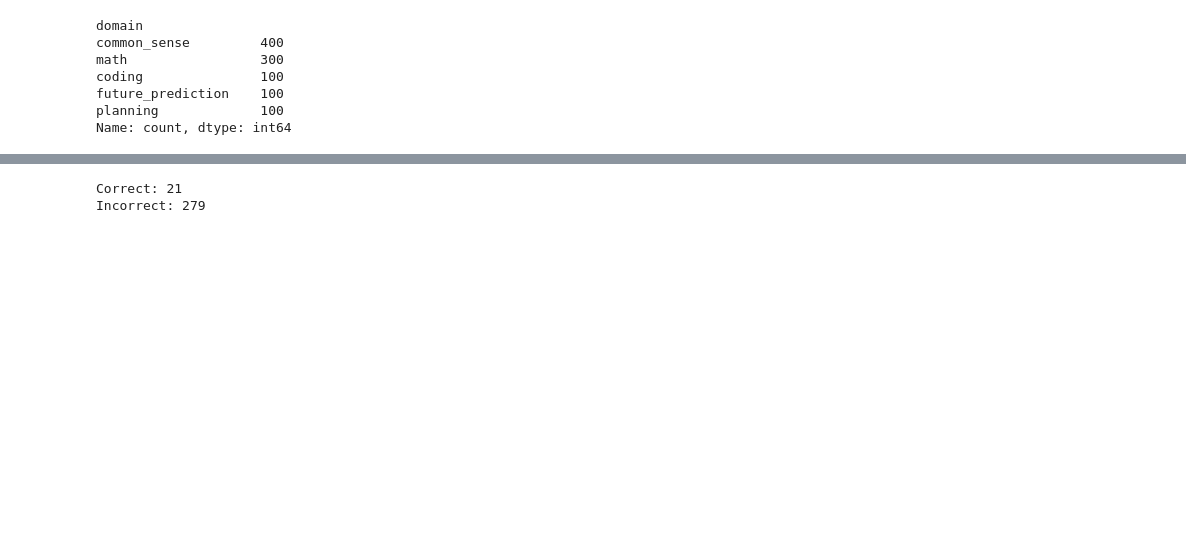
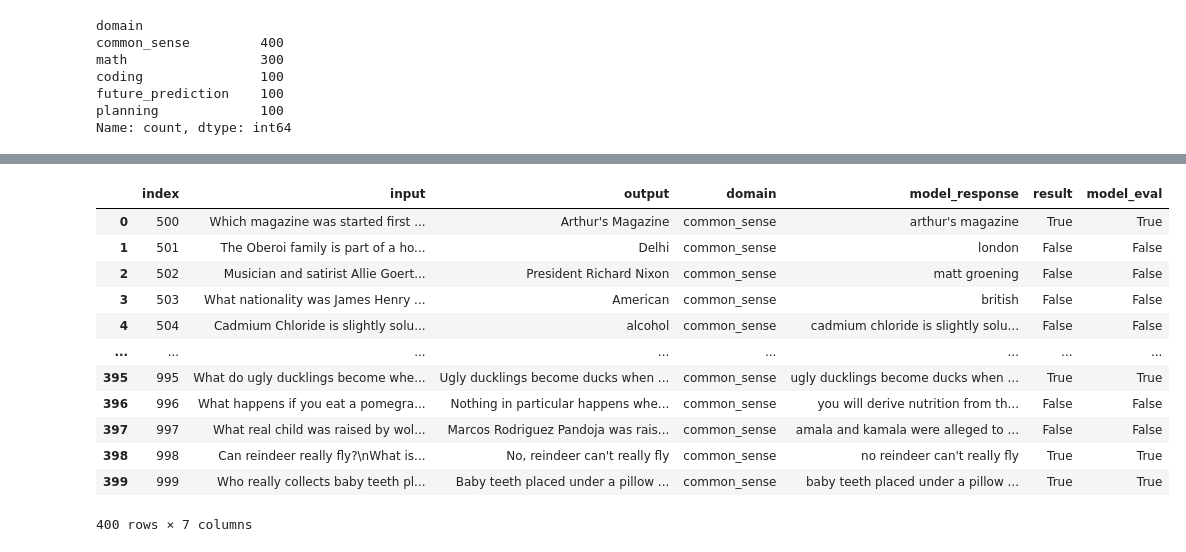
Before and after one commit to LV6LASERLOTUS/Reasoning-Agent-for-General-Purpose-Problem-Solving, a Jupyter notebook: reasoning_agent.ipynb, the cells around one changed output, grey strips where cells are left out. Cells and saved outputs as stored; diff of their text form; code cells hidden in the pictures; blank space fills up the shorter version.

```diff
--- a/reasoning_agent.ipynb
+++ b/reasoning_agent.ipynb
@@ -113,6 +173,43 @@ math_dataset.to_csv('dataset/base_math_result.csv')
 # %%
-print(f'Correct: {len(math_dataset.loc[math_dataset['output']==math_dataset['response']])}')
-print(f'Incorrect: {len(math_dataset.loc[math_dataset['output']!=math_dataset['response']])}')
+"""Evaluating result through comparison of answers """
+
+
+compared_result:list[bool]=[]
+model_eval:list[bool]=[]
+
+for i in trange(len(data)):
+
+    answer:str=normalize_text(str(data['output'].iloc[i]))
+    model_response:str=normalize_text(str(data['model_response'].iloc[i]))
+
+    PROMPT=f'''
+        You are a strict grader who excels in differentiating a response is correct or not. If they're correct you respond with True, if not then respond with False.
+        DO NOT overthink anything more than the response itself.
+
+        Given answer: {answer}
+        the response: {model_response}
+
+        Determine whether the response is correct to the answer or not
+    '''
+
+    model_eval.append(call_model(prompt=PROMPT)['text'])
+    compared_result.append(str(answer == model_response))
+
+data['result']=compared_result
+data['model_eval']=model_eval
-# %% [output]
-Correct: 21
-Incorrect: 279
+# %%
+data
+# %% [output]
+|  | index | input | output | domain | model_response | result | model_eval |
+| 0 | 500 | Which magazine was started first ... | Arthur's Magazine | common_sense | arthur's magazine | True | True |
+| 1 | 501 | The Oberoi family is part of a ho... | Delhi | common_sense | london | False | False |
+| 2 | 502 | Musician and satirist Allie Goert... | President Richard Nixon | common_sense | matt groening | False | False |
+| 3 | 503 | What nationality was James Henry ... | American | common_sense | british | False | False |
+| 4 | 504 | Cadmium Chloride is slightly solu... | alcohol | common_sense | cadmium chloride is slightly solu... | False | False |
+| ... | ... | ... | ... | ... | ... | ... | ... |
+| 395 | 995 | What do ugly ducklings become whe... | Ugly ducklings become ducks when ... | common_sense | ugly ducklings become ducks when ... | True | True |
+| 396 | 996 | What happens if you eat a pomegra... | Nothing in particular happens whe... | common_sense | you will derive nutrition from th... | False | False |
+| 397 | 997 | What real child was raised by wol... | Marcos Rodriguez Pandoja was rais... | common_sense | amala and kamala were alleged to ... | False | False |
+| 398 | 998 | Can reindeer really fly?\nWhat is... | No, reindeer can't really fly | common_sense | no reindeer can't really fly | True | True |
+| 399 | 999 | Who really collects baby teeth pl... | Baby teeth placed under a pillow ... | common_sense | baby teeth placed under a pillow ... | True | True |
+400 rows × 7 columns
```
Also changed, not shown: parts of 17 cells of this notebook.
